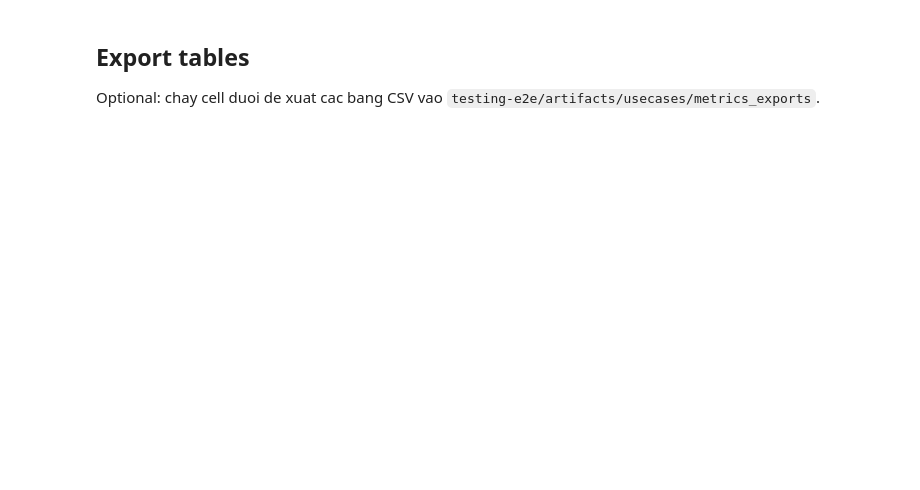
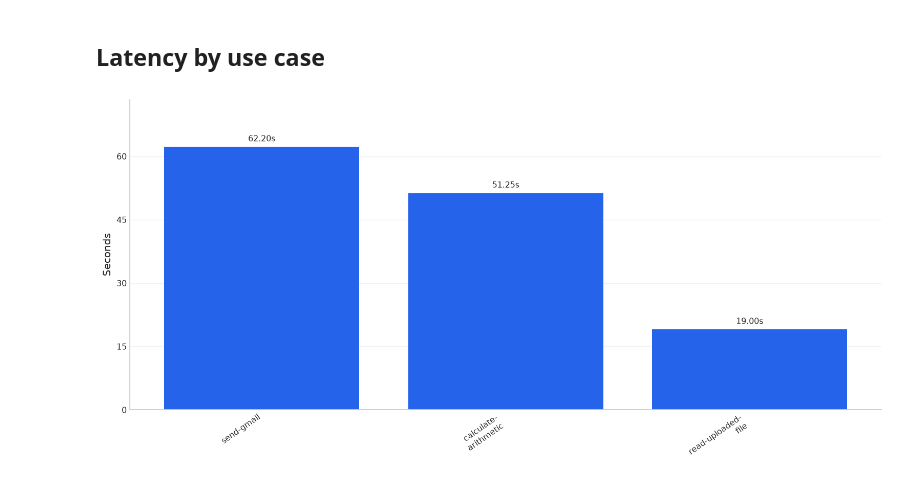
Before and after one commit to AI26-V-Claw/V-Claw, a Jupyter notebook: testing-e2e/scripts/usecase_metrics_report.ipynb, the cells around one changed output. Saved outputs shown, nothing was run; the diff lists cells and outputs as text; code cells hidden in the pictures; blank space fills up the shorter version.

```diff
--- a/testing-e2e/scripts/usecase_metrics_report.ipynb
+++ b/testing-e2e/scripts/usecase_metrics_report.ipynb
@@ -345,4 +62,0 @@ else:
-# %% [markdown]
-## Export tables
-
-Optional: chay cell duoi de xuat cac bang CSV vao `testing-e2e/artifacts/usecases/metrics_exports`.
@@ -362,0 +148,25 @@ else:
+# %% [markdown]
+## Latency by use case
+# %%
+plot_df = metrics.sort_values("latency_s", ascending=False)
+labels = wrap_labels(plot_df["usecase"], width=16)
+
+fig, ax = plt.subplots(figsize=(chart_width(len(plot_df)), 5.8))
+bars = ax.bar(labels, plot_df["latency_s"], color="#2563eb")
+
+ax.set_xlabel("")
+ax.set_ylabel("Seconds")
+ax.bar_label(bars, labels=[f"{value:.2f}s" for value in plot_df["latency_s"]], padding=4, fontsize=9)
+ax.set_ylim(0, max(plot_df["latency_s"].max() * 1.18, 1))
+ax.yaxis.set_major_locator(MaxNLocator(nbins=6))
+ax.tick_params(axis="x", rotation=35)
+for tick in ax.get_xticklabels():
+    tick.set_ha("right")
+ax.grid(axis="y", alpha=0.25)
+ax.grid(axis="x", visible=False)
+for spine in ("top", "right"):
+    ax.spines[spine].set_visible(False)
+plt.tight_layout()
+plt.show()
+# %% [output]
+[figure, added]
```
Also changed, not shown: parts of 25 cells of this notebook.
